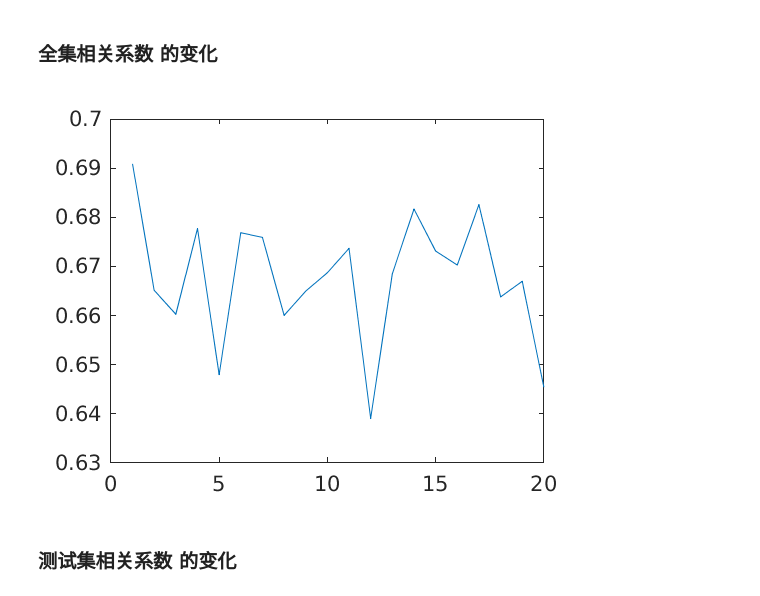
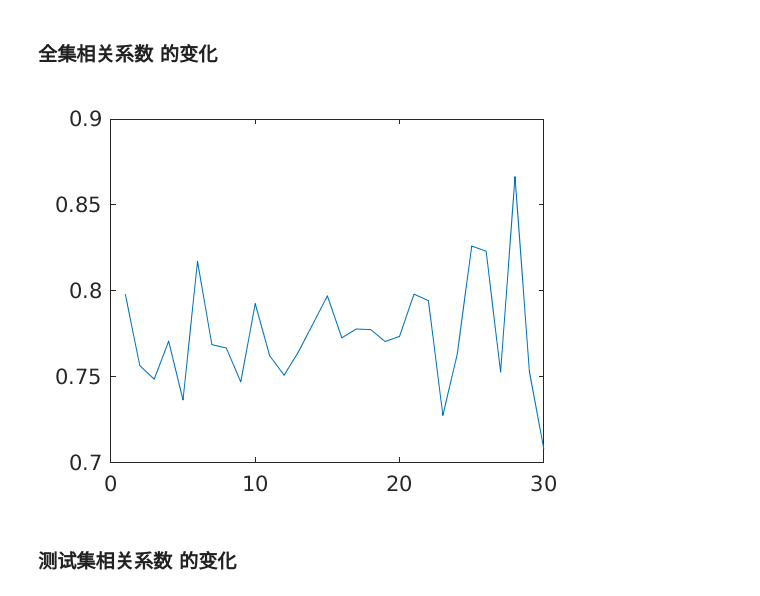
Before and after one commit to Meelfy/CPOP, a Jupyter notebook: 6-ResultAnalysis/result_analysis.ipynb, the cells around one changed output. Drawn from its saved outputs; the diff is of its cells as text; code cells hidden in the pictures.

```diff
--- a/6-ResultAnalysis/result_analysis.ipynb
+++ b/6-ResultAnalysis/result_analysis.ipynb
@@ -43,9 +40,9 @@ plot(result_time(:, 6))
 # %% [markdown]
 ### 全集相关系数 的变化
 # %%
-plot(result_time(:, 11))
+plot(result_time(:, 8))
 # %% [output]
-[figure, old version]
+[figure, new version]
 # %% [markdown]
 ### 测试集相关系数 的变化
 # %%
```
Also changed, not shown: parts of 4 cells of this notebook, 15 other files.
